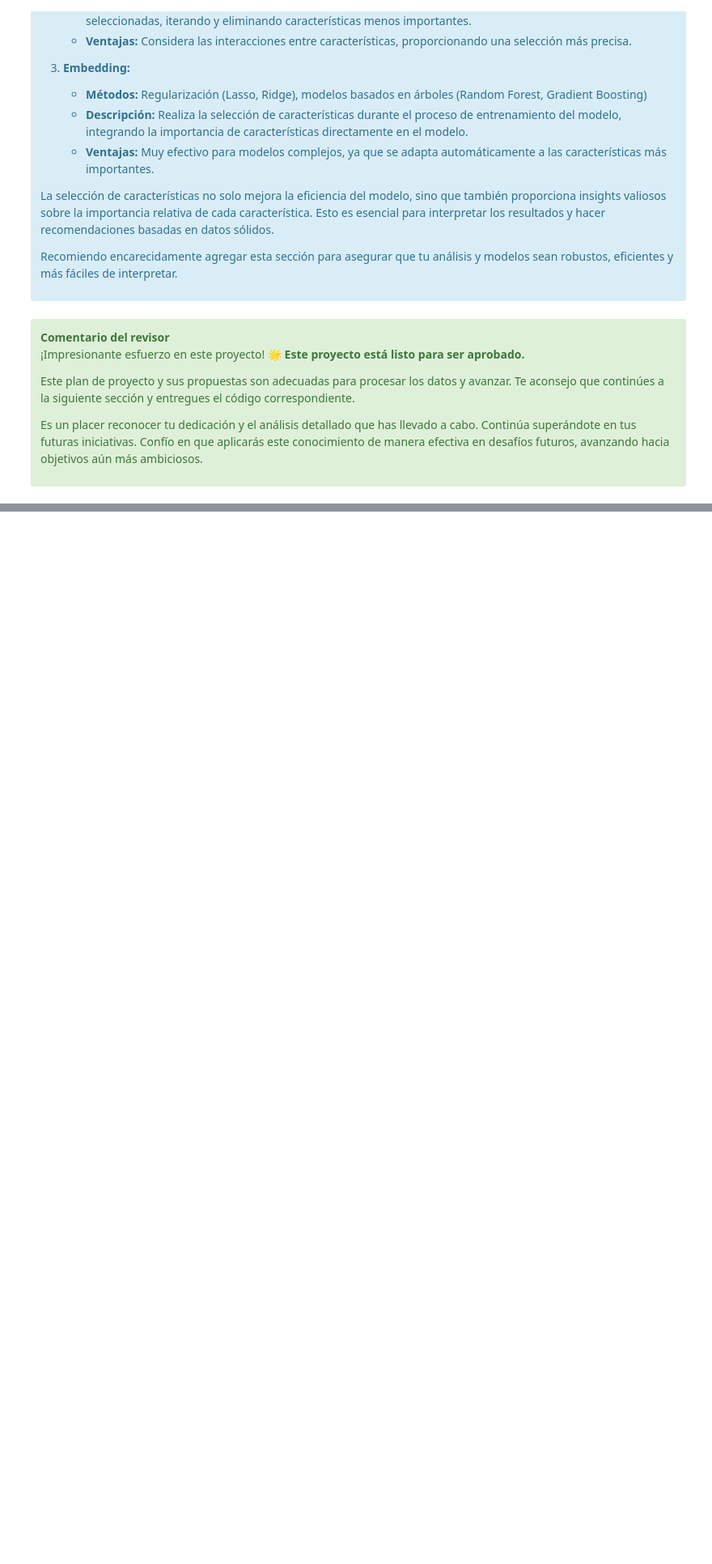
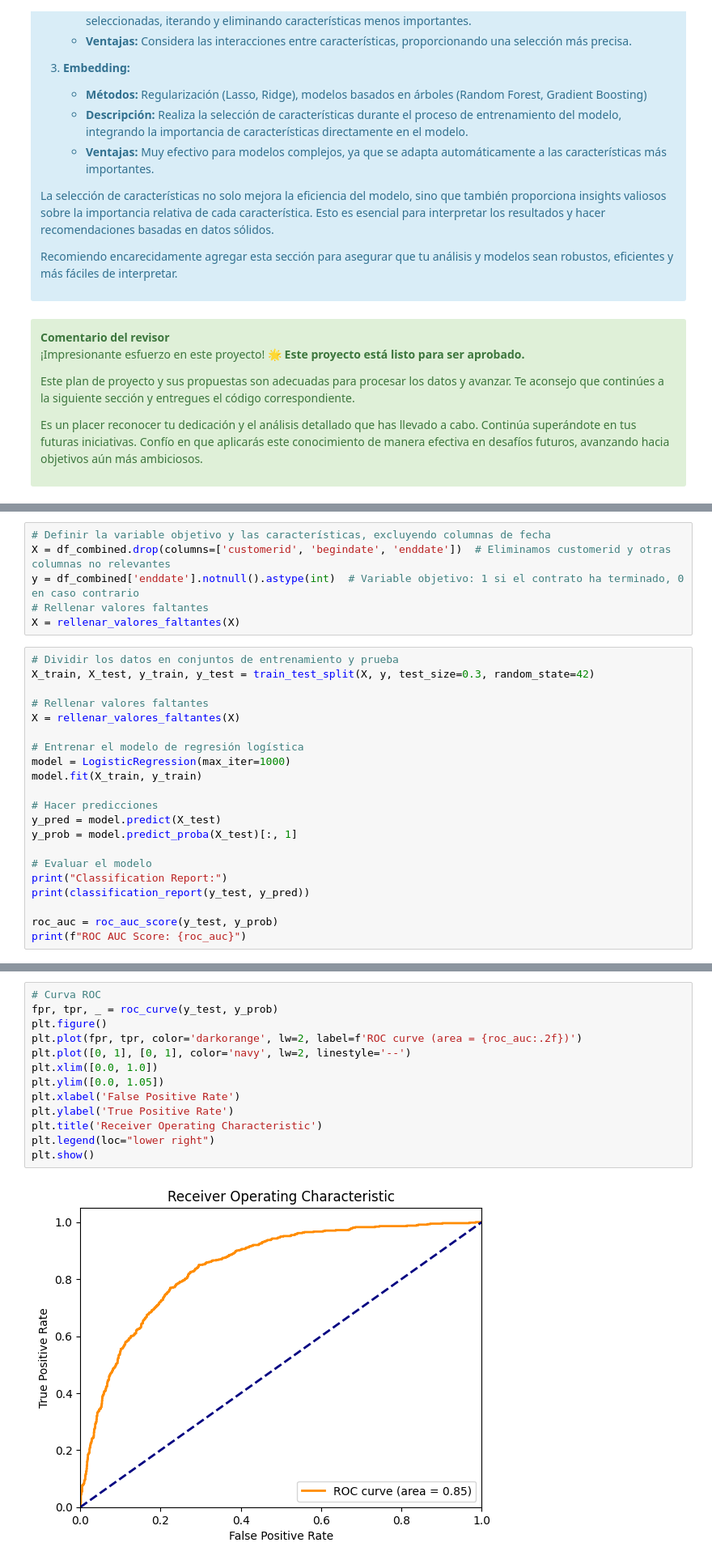
Before and after one commit to ErayFaSol/Proyecto-FINAL-DS15, a Jupyter notebook: proyecto_final.ipynb, the cells around one changed output, grey strips where cells are left out. Shown at 81% size. Saved outputs shown, nothing was run; the diff lists cells and outputs as text; blank space fills up the shorter version.

```diff
--- a/proyecto_final.ipynb
+++ b/proyecto_final.ipynb
@@ -315,0 +383,27 @@ Es un placer reconocer tu dedicación y el análisis detallado que has llevado a
+# %%
+# Definir la variable objetivo y las características, excluyendo columnas de fecha
+X = df_combined.drop(columns=['customerid', 'begindate', 'enddate'])  # Eliminamos customerid y otras columnas no relevantes
+y = df_combined['enddate'].notnull().astype(int)  # Variable objetivo: 1 si el contrato ha terminado, 0 en caso contrario
+# Rellenar valores faltantes
+X = rellenar_valores_faltantes(X)
+# %%
+# Dividir los datos en conjuntos de entrenamiento y prueba
+X_train, X_test, y_train, y_test = train_test_split(X, y, test_size=0.3, random_state=42)
+
+# Rellenar valores faltantes
+X = rellenar_valores_faltantes(X)
+
+# Entrenar el modelo de regresión logística
+model = LogisticRegression(max_iter=1000)
+model.fit(X_train, y_train)
+
+# Hacer predicciones
+y_pred = model.predict(X_test)
+y_prob = model.predict_proba(X_test)[:, 1]
+
+# Evaluar el modelo
+print("Classification Report:")
+print(classification_report(y_test, y_pred))
+
+roc_auc = roc_auc_score(y_test, y_prob)
+print(f"ROC AUC Score: {roc_auc}")
@@ -315,0 +422,15 @@ Es un placer reconocer tu dedicación y el análisis detallado que has llevado a
+# %%
+# Curva ROC
+fpr, tpr, _ = roc_curve(y_test, y_prob)
+plt.figure()
+plt.plot(fpr, tpr, color='darkorange', lw=2, label=f'ROC curve (area = {roc_auc:.2f})')
+plt.plot([0, 1], [0, 1], color='navy', lw=2, linestyle='--')
+plt.xlim([0.0, 1.0])
+plt.ylim([0.0, 1.05])
+plt.xlabel('False Positive Rate')
+plt.ylabel('True Positive Rate')
+plt.title('Receiver Operating Characteristic')
+plt.legend(loc="lower right")
+plt.show()
+# %% [output]
+[figure, added]
```
Also changed, not shown: parts of 9 cells of this notebook.
